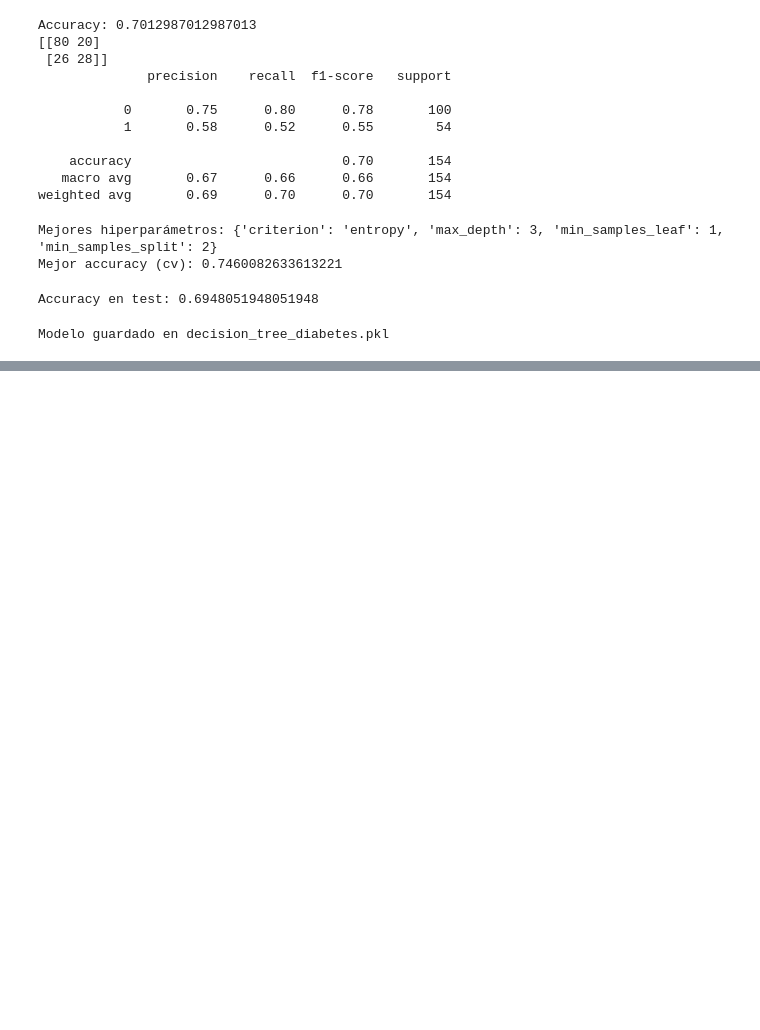
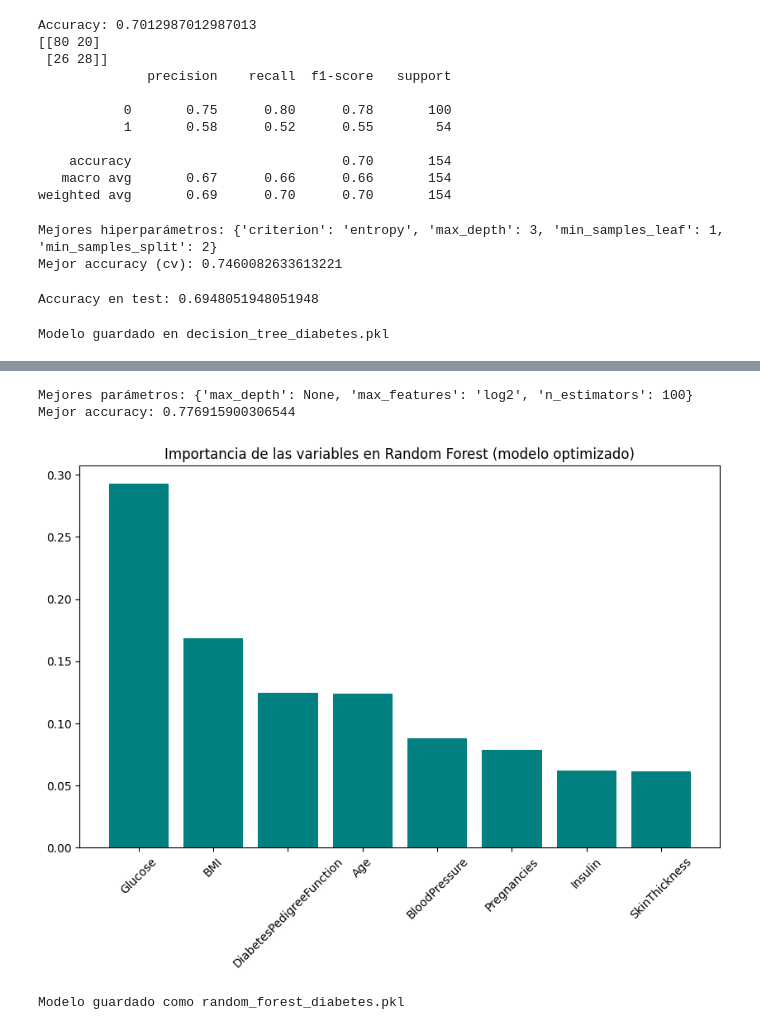
Before and after one commit to KassMk/machine-learning-python-template, a Jupyter notebook: models/ML_Decision_Tree/Proyecto_Rambom_Forest.ipynb, the cells around one changed output, grey strips where cells are left out. Cells and saved outputs as stored; diff of their text form; code cells hidden in the pictures; blank space fills up the shorter version.

```diff
--- a/models/ML_Decision_Tree/Proyecto_Rambom_Forest.ipynb
+++ b/models/ML_Decision_Tree/Proyecto_Rambom_Forest.ipynb
@@ -189,0 +248,42 @@ Modelo guardado en decision_tree_diabetes.pkl
+# %%
+param_grid = {
+    "n_estimators": [100, 200, 300],
+    "max_features": ["sqrt", "log2", None],
+    "max_depth": [5, 10, None]
+}
+
+grid = GridSearchCV(
+    RandomForestClassifier(random_state=42),
+    param_grid,
+    cv=5,
+    scoring="accuracy",
+    n_jobs=-1
+)
+
+grid.fit(X_train, y_train)
+
+print("Mejores parámetros:", grid.best_params_)
+print("Mejor accuracy:", grid.best_score_)
+# %% [output]
+Mejores parámetros: {'max_depth': None, 'max_features': 'log2', 'n_estimators': 100}
+Mejor accuracy: 0.776915900306544
+# %%
+best_model = grid.best_estimator_
+
+importances = best_model.feature_importances_
+indices = np.argsort(importances)[::-1]
+
+plt.figure(figsize=(10,6))
+plt.bar(range(X.shape[1]), importances[indices], align="center", color="teal")
+plt.xticks(range(X.shape[1]), X.columns[indices], rotation=45)
+plt.title("Importancia de las variables en Random Forest (modelo optimizado)")
+plt.show()
+# %% [output]
+[figure, added]
+# %%
+import joblib
+
+joblib.dump(best_model, "random_forest_diabetes.pkl")
+print("Modelo guardado como random_forest_diabetes.pkl")
+# %% [output]
+Modelo guardado como random_forest_diabetes.pkl
```
Also changed, not shown: parts of 6 cells of this notebook, 6 other files.
